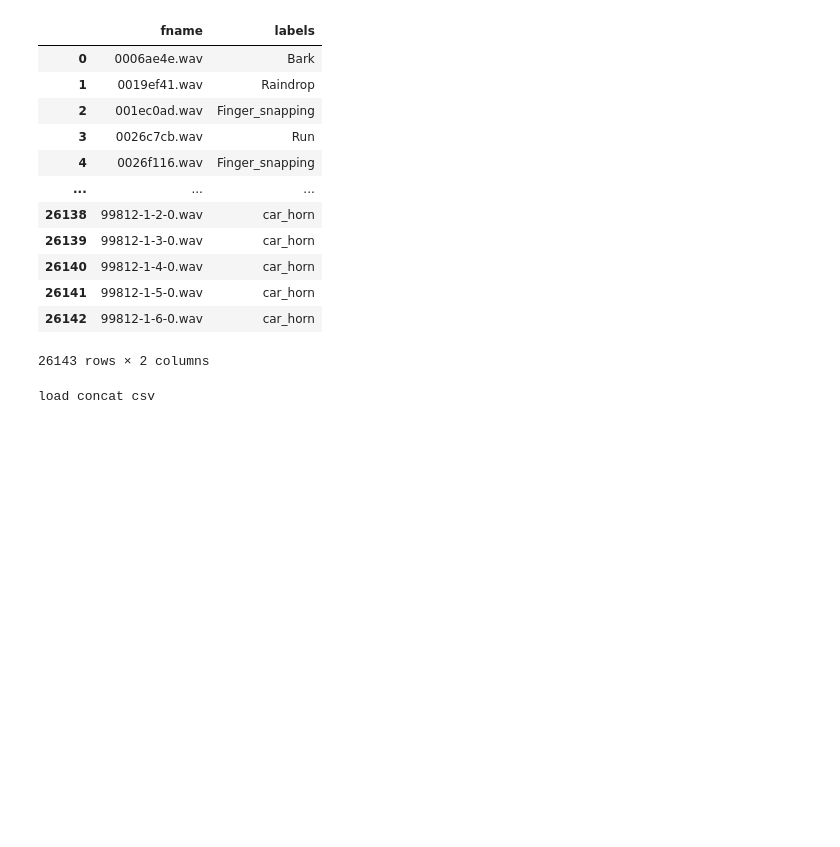
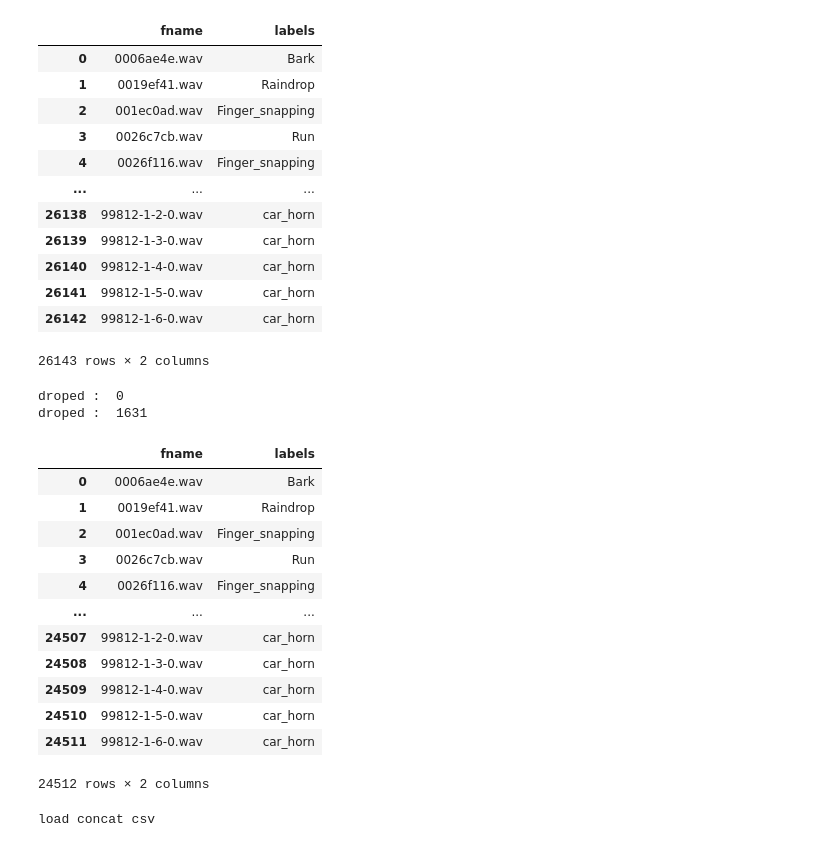
Before and after one commit to EmptyDeck/AI-Powered-Sound-Awareness-Device-Project-, a Jupyter notebook: @AI/Sound Classification2/freesound-audio-tagging-2019/AI2.ipynb, the cells around one changed output. Cells and saved outputs as stored; diff of their text form; code cells hidden in the pictures; blank space fills up the shorter version.

```diff
--- a/@AI/Sound Classification2/freesound-audio-tagging-2019/AI2.ipynb
+++ b/@AI/Sound Classification2/freesound-audio-tagging-2019/AI2.ipynb
@@ -38,29 +38,49 @@ WINDOWS
 # %%
 import librosa
 import warnings
 import os
 def drop_unloadable_files(df, audio_dir):
+    count = 0
+
     # Iterate over the DataFrame
     for i, row in df.iterrows():
         audio_file = os.path.join(audio_dir, row['fname'])
         try:
             # Try to load the audio file
             with warnings.catch_warnings():
                 warnings.simplefilter('ignore')
                 librosa.load(audio_file, sr=None)
         except Exception:
             # If loading fails, drop the row
             df = df.drop(i)
+            count = count + 1
+    print("droped : ",count)
     return df
 
 # Drop rows with unloadable audio files from the curated and noisy DataFrames
 df_curated = drop_unloadable_files(df_curated, audio_path_curated)
 df_noisy = drop_unloadable_files(df_noisy, audio_path_noisy)
 
 # Concatenate the curated and noisy DataFrames
 df_concat = pd.concat([df_curated, df_noisy,df_siren,df_carhorn], ignore_index=True)
 df_concat.to_csv('csv_train_concat_drop.csv', index=False)
 df_concat
+# %% [output]
+droped :  0
+droped :  1631
+|  | fname | labels |
+| 0 | 0006ae4e.wav | Bark |
+| 1 | 0019ef41.wav | Raindrop |
+| 2 | 001ec0ad.wav | Finger_snapping |
+| 3 | 0026c7cb.wav | Run |
+| 4 | 0026f116.wav | Finger_snapping |
+| ... | ... | ... |
+| 24507 | 99812-1-2-0.wav | car_horn |
+| 24508 | 99812-1-3-0.wav | car_horn |
+| 24509 | 99812-1-4-0.wav | car_horn |
+| 24510 | 99812-1-5-0.wav | car_horn |
+| 24511 | 99812-1-6-0.wav | car_horn |
+24512 rows × 2 columns
 # %%
 ## You can start from here
 import pandas as pd
```
Also changed, not shown: parts of 3 cells of this notebook, 1 other file.
